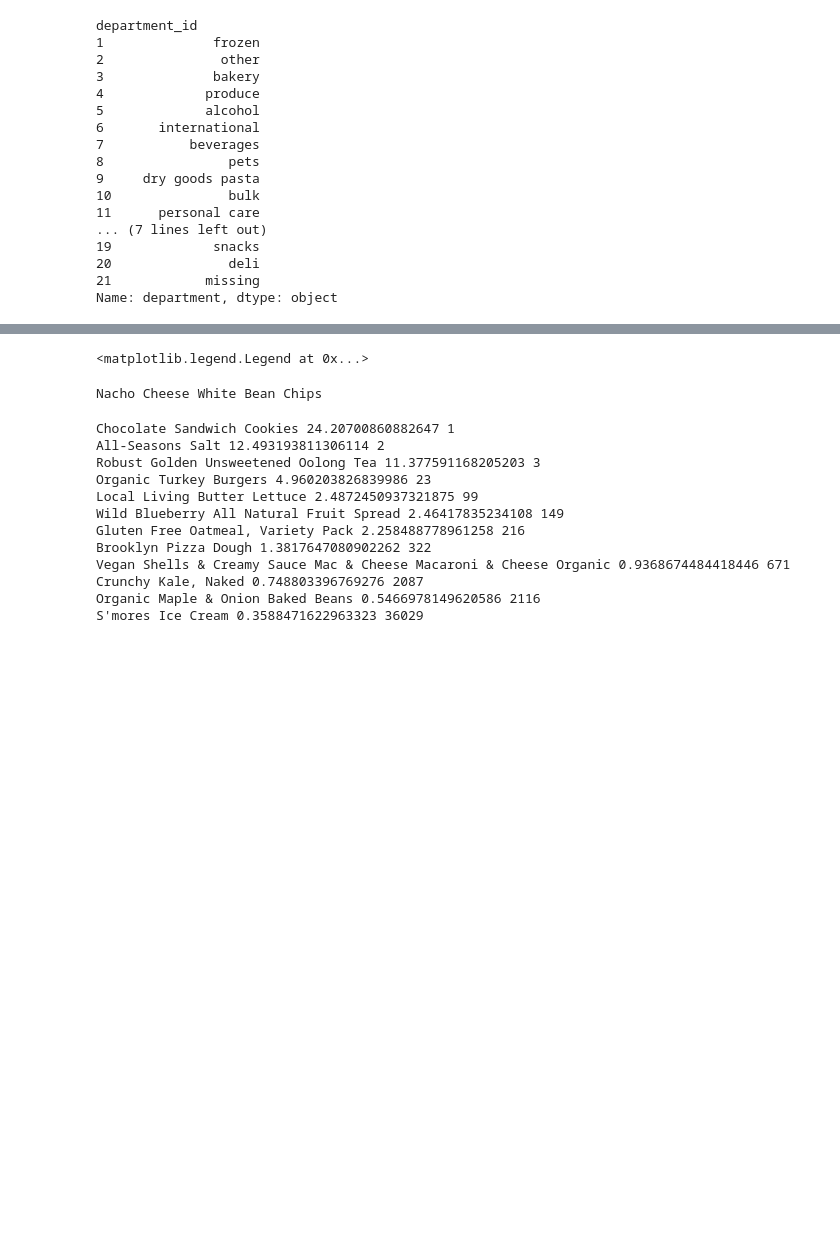
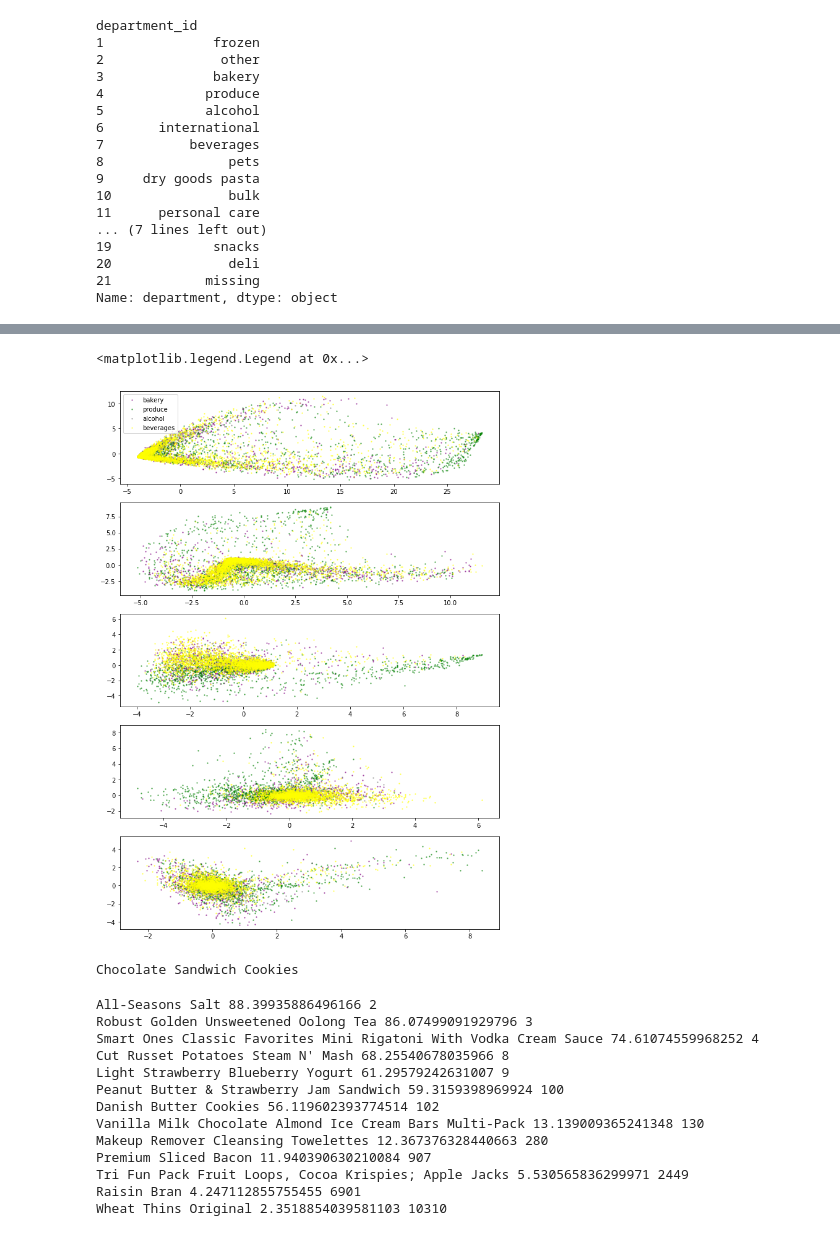
Before and after one commit to notsambeck/eda, a Jupyter notebook: ic_product_segments.ipynb, the cells around one changed output, grey strips where cells are left out. Saved outputs shown, nothing was run; the diff lists cells and outputs as text; code cells hidden in the pictures; blank space fills up the shorter version.

```diff
--- a/ic_product_segments.ipynb
+++ b/ic_product_segments.ipynb
@@ -161,7 +161,7 @@ class ProductGraph:
                     q.append(key)
         return visited
 
-    def distance(self, node_1, node_2, oddity=.75):
+    def distance(self, node_1, node_2, oddity=.5):
         # distance from 1 to 2, with oddity factor so it's not all bananas
         # increasing oddity devalues popular products
         # not normalized
@@ -302,12 +302,18 @@ len(products[mask])
 42814
 # %%
 real_products = products[mask].copy()
+# %%
+top_products = ops.product_id.value_counts().keys()[:10000]  # most popular items
 # %%
 rows = len(real_products)
 
+rando=True
 for col in tqdm(range(300)):
-    prod_index = pd.np.random.randint(0, len(top_products))
-    product = top_products[prod_index]
+    if rando:
+        prod_index = pd.np.random.randint(0, len(top_products))
+        product = top_products[prod_index]
+    else:
+        product = top_products[col]
     col_name = 'dist_{}'.format(str(product))
 
     reference = real_products.product_id.loc[product]
@@ -329,7 +335,7 @@ Can we use PCA to find a coordinate system that describes the space?
 # %%
 from sklearn.decomposition import PCA
 # %%
-pca = PCA(n_components=10)
+pca = PCA(n_components=20)
 # %%
 pca.fit(real_products.iloc[:, 5:].values)
 # %% [output]
@@ -362,15 +368,16 @@ department_id
 Name: department, dtype: object
 # %%
 d1 = 3
-d2 = 5
-d3 = 4
-groups = [(d1, 'purple'), (d2, 'green'), (d3, 'gray')]
+d2 = 4
+d3 = 5
+d4 = 7
+groups = [(d1, 'purple'), (d2, 'green'), (d3, 'gray'), (d4, 'yellow')]
 
 num=40000
-rows = 4
+rows = 5
 
 fig, ax = plt.subplots(nrows=rows)
-fig.set_size_inches(9, 12)
+fig.set_size_inches(11, 16)
 
 for i in range(rows):
     for series, color in groups:
@@ -390,4 +395,5 @@ ax[0].legend()
 <matplotlib.legend.Legend at 0x...>
+[figure, added]
 # %%
 def get_distance(start_id, finish_id, v=0):
     # get cartesian distance between two points in PCA space
@@ -403,11 +409,10 @@ best_score = 100000
 best_product = None
 out = []
 
-item = 32
+item = 1
 print(real_products.product_name.loc[item])
 
-for i in tqdm(range(49000)):
-
+for i in tqdm(range(20000)):
     if i == item:
         continue
     try:
@@ -422,17 +427,18 @@ for i in tqdm(range(49000)):
 for el in out:
     print(real_products.product_name.loc[el[0]], el[1], el[2])
 # %% [output]
-Nacho Cheese White Bean Chips
+Chocolate Sandwich Cookies
-Chocolate Sandwich Cookies 24.20700860882647 1
-All-Seasons Salt 12.493193811306114 2
-Robust Golden Unsweetened Oolong Tea 11.377591168205203 3
-Organic Turkey Burgers 4.960203826839986 23
-Local Living Butter Lettuce 2.4872450937321875 99
-Wild Blueberry All Natural Fruit Spread 2.46417835234108 149
-Gluten Free Oatmeal, Variety Pack 2.258488778961258 216
-Brooklyn Pizza Dough 1.3817647080902262 322
-Vegan Shells & Creamy Sauce Mac & Cheese Macaroni & Cheese Organic 0.9368674484418446 671
-Crunchy Kale, Naked 0.748803396769276 2087
-Organic Maple & Onion Baked Beans 0.5466978149620586 2116
-S'mores Ice Cream 0.3588471622963323 36029
+All-Seasons Salt 88.39935886496166 2
+Robust Golden Unsweetened Oolong Tea 86.07499091929796 3
+Smart Ones Classic Favorites Mini Rigatoni With Vodka Cream Sauce 74.61074559968252 4
+Cut Russet Potatoes Steam N' Mash 68.25540678035966 8
+Light Strawberry Blueberry Yogurt 61.29579242631007 9
+Peanut Butter & Strawberry Jam Sandwich 59.3159398969924 100
+Danish Butter Cookies 56.119602393774514 102
+Vanilla Milk Chocolate Almond Ice Cream Bars Multi-Pack 13.139009365241348 130
+Makeup Remover Cleansing Towelettes 12.367376328440663 280
+Premium Sliced Bacon 11.940390630210084 907
+Tri Fun Pack Fruit Loops, Cocoa Krispies; Apple Jacks 5.530565836299971 2449
+Raisin Bran 4.247112855755455 6901
+Wheat Thins Original 2.3518854039581103 10310
 # %%
```
Also changed, not shown: parts of 16 cells of this notebook, 1 other file.
